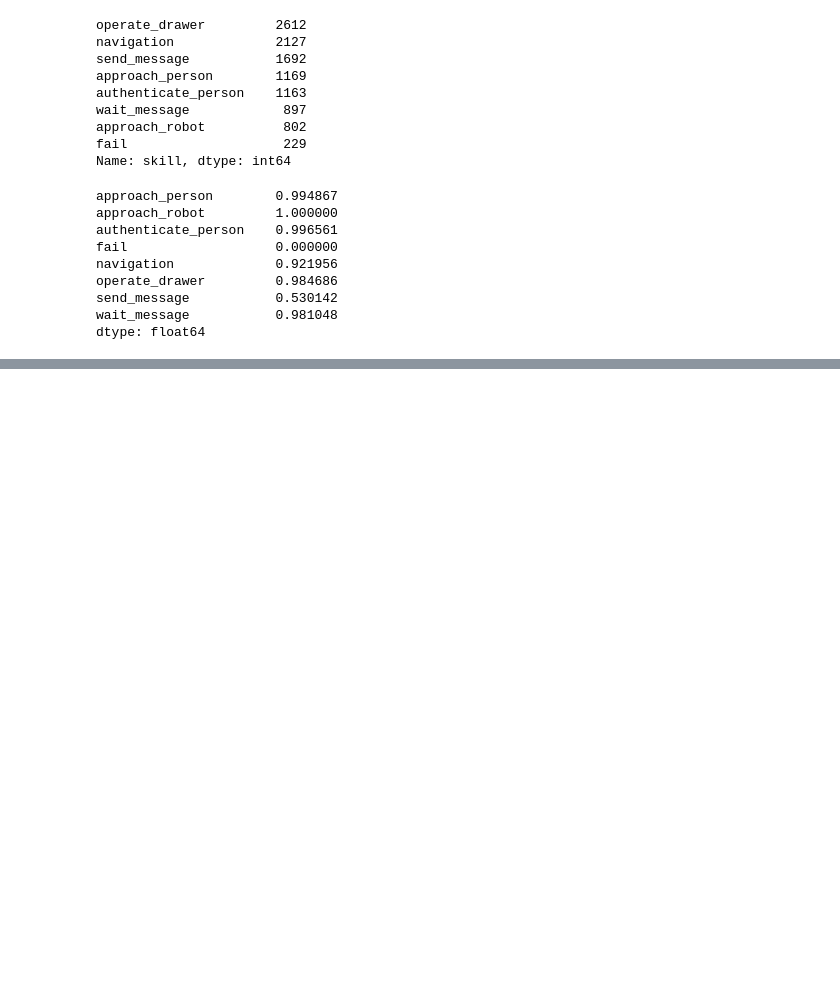
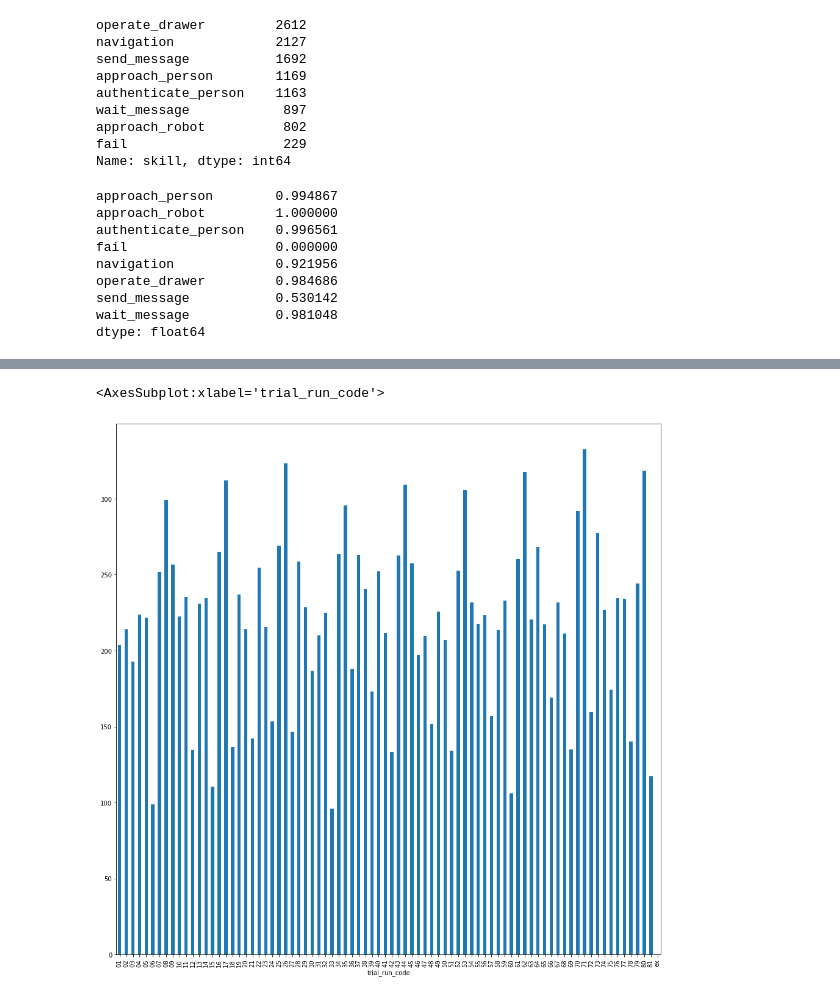
Before and after one commit to VicenteMoraes/hmrs_analysis, a Jupyter notebook: notebooks/Task_Results.ipynb, the cells around one changed output, grey strips where cells are left out. Drawn from its saved outputs; the diff is of its cells as text; code cells hidden in the pictures; blank space fills up the shorter version.

```diff
--- a/notebooks/Task_Results.ipynb
+++ b/notebooks/Task_Results.ipynb
@@ -120,0 +123,3 @@ dtype: float64
+# %%
+tr_df["expent_time"] = tr_df["end_time"] - tr_df["start_time"]
+tr_df
@@ -120,0 +140,8 @@ dtype: float64
+# %%
+nav = tr_df[tr_df.skill == "navigation"].copy()
+nav["trial_run_code"] = nav["trial_run_code"].apply(lambda x: x[:2])
+# %%
+nav.groupby("trial_run_code")["expent_time"].mean().plot.bar(figsize=(16,16))
+# %% [output]
+<AxesSubplot:xlabel='trial_run_code'>
+[figure, added]
```
Also changed, not shown: parts of 6 cells of this notebook.
